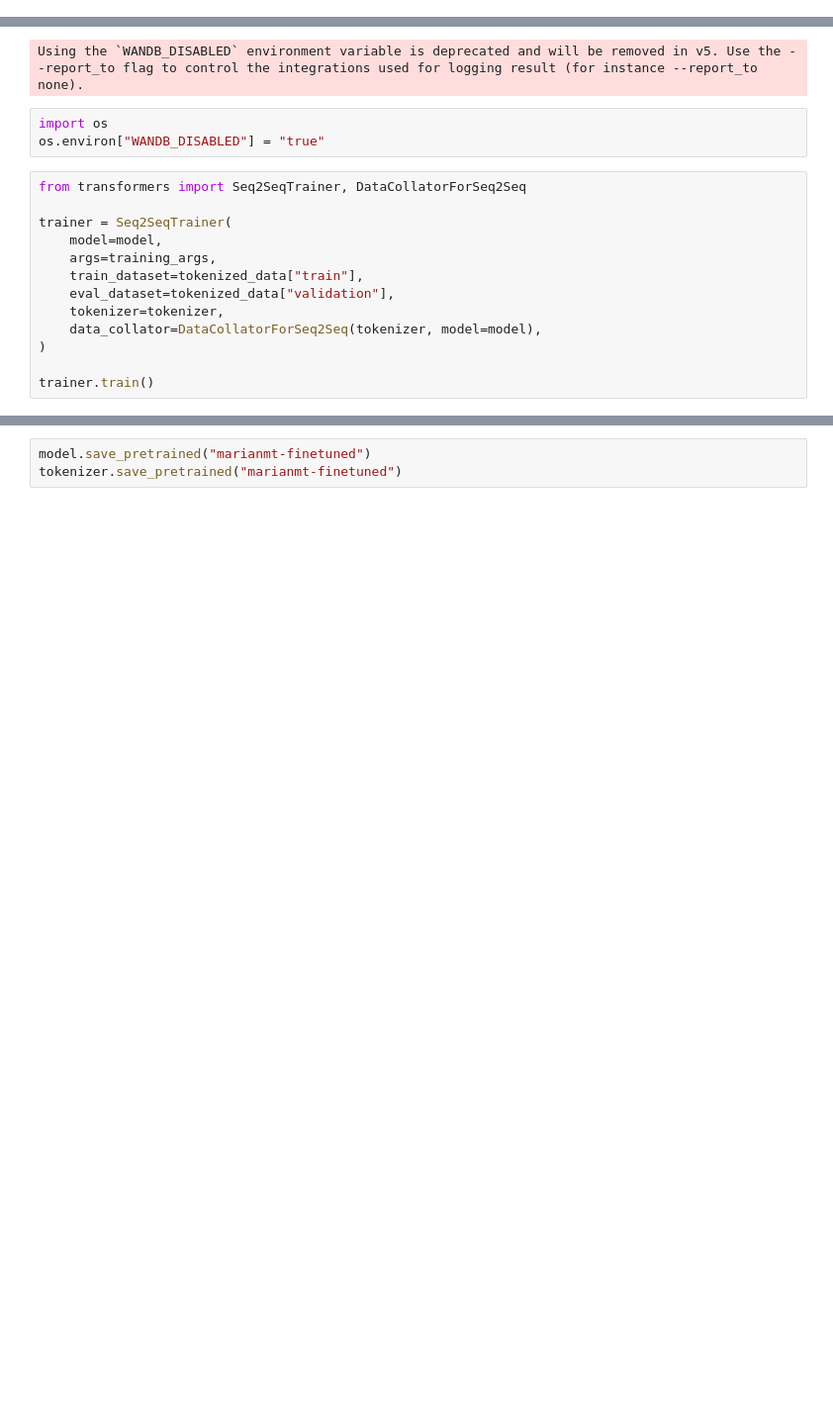
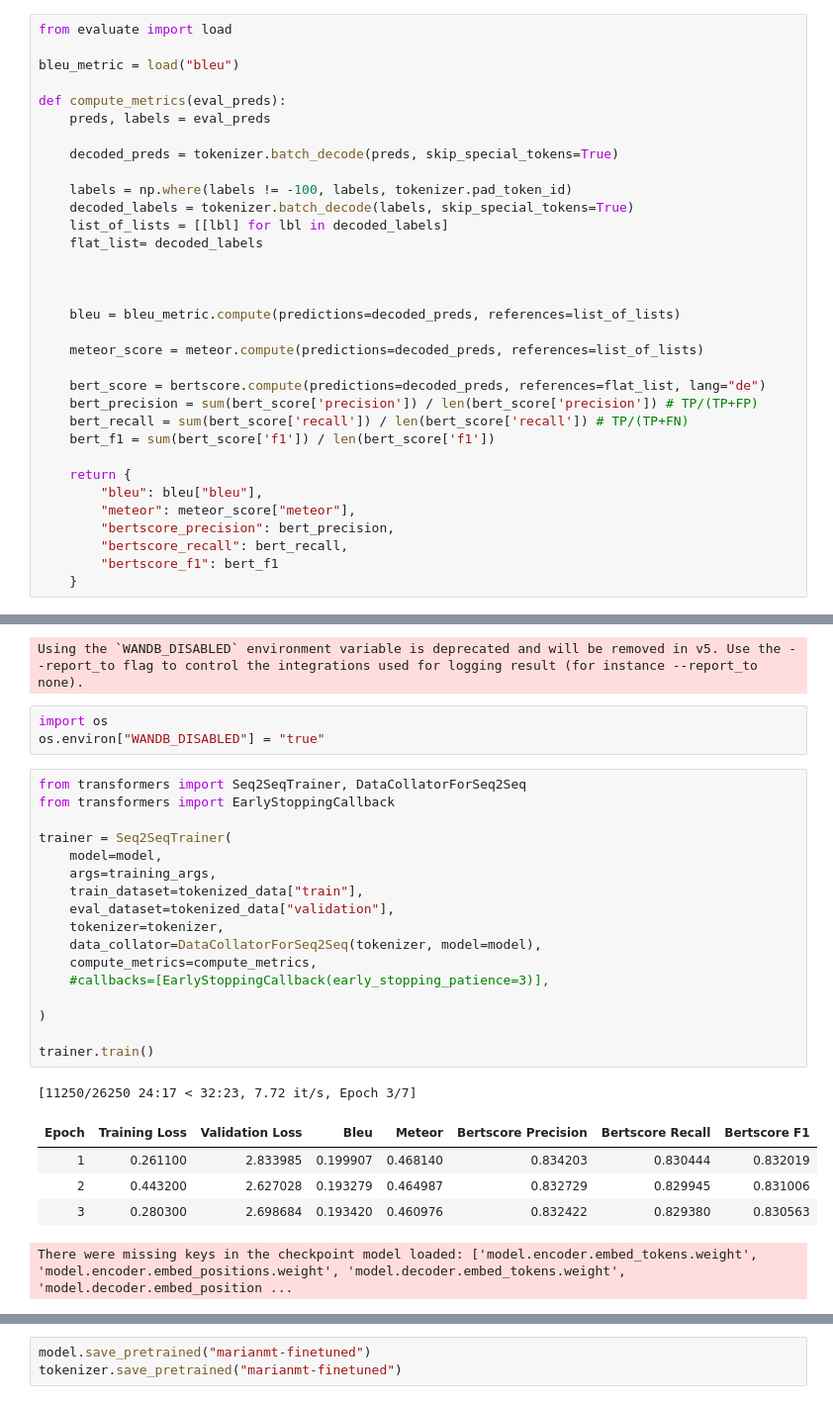
Before and after one commit to t3i8m/Comparative-Study-NMT, a Jupyter notebook: experiments/blue_score.ipynb, the cells around one changed output, grey strips where cells are left out. Shown at 99% size. Saved outputs shown, nothing was run; the diff lists cells and outputs as text; blank space fills up the shorter version.

```diff
--- a/experiments/blue_score.ipynb
+++ b/experiments/blue_score.ipynb
@@ -305,3 +385,36 @@ MarianMTModel(
   )
   (lm_head): Linear(in_features=512, out_features=58101, bias=False)
 )
+# %%
+from evaluate import load
+
+bleu_metric = load("bleu")
+
+def compute_metrics(eval_preds):
+    preds, labels = eval_preds
+
+    decoded_preds = tokenizer.batch_decode(preds, skip_special_tokens=True)
+
+    labels = np.where(labels != -100, labels, tokenizer.pad_token_id)
+    decoded_labels = tokenizer.batch_decode(labels, skip_special_tokens=True)
+    list_of_lists = [[lbl] for lbl in decoded_labels]
+    flat_list= decoded_labels
+
+
+
+    bleu = bleu_metric.compute(predictions=decoded_preds, references=list_of_lists)
+
+    meteor_score = meteor.compute(predictions=decoded_preds, references=list_of_lists)
+
+    bert_score = bertscore.compute(predictions=decoded_preds, references=flat_list, lang="de")
+    bert_precision = sum(bert_score['precision']) / len(bert_score['precision']) # TP/(TP+FP)
+    bert_recall = sum(bert_score['recall']) / len(bert_score['recall']) # TP/(TP+FN)
+    bert_f1 = sum(bert_score['f1']) / len(bert_score['f1'])
+
+    return {
+        "bleu": bleu["bleu"],
+        "meteor": meteor_score["meteor"],
+        "bertscore_precision": bert_precision,
+        "bertscore_recall": bert_recall,
+        "bertscore_f1": bert_f1
+    }
@@ -327,14 +475,25 @@ import os
 os.environ["WANDB_DISABLED"] = "true"
 # %%
 from transformers import Seq2SeqTrainer, DataCollatorForSeq2Seq
+from transformers import EarlyStoppingCallback
 
 trainer = Seq2SeqTrainer(
     model=model,
     args=training_args,
     train_dataset=tokenized_data["train"],
     eval_dataset=tokenized_data["validation"],
     tokenizer=tokenizer,
     data_collator=DataCollatorForSeq2Seq(tokenizer, model=model),
+    compute_metrics=compute_metrics,
+    #callbacks=[EarlyStoppingCallback(early_stopping_patience=3)],
+
 )
 
 trainer.train()
+# %% [output]
+[11250/26250 24:17 < 32:23, 7.72 it/s, Epoch 3/7]
+| Epoch | Training Loss | Validation Loss | Bleu | Meteor | Bertscore Precision | Bertscore Recall | Bertscore F1 |
+| 1 | 0.261100 | 2.833985 | 0.199907 | 0.468140 | 0.834203 | 0.830444 | 0.832019 |
+| 2 | 0.443200 | 2.627028 | 0.193279 | 0.464987 | 0.832729 | 0.829945 | 0.831006 |
+| 3 | 0.280300 | 2.698684 | 0.193420 | 0.460976 | 0.832422 | 0.829380 | 0.830563 |
+There were missing keys in the checkpoint model loaded: ['model.encoder.embed_tokens.weight', 'model.encoder.embed_positions.weight', 'model.decoder.embed_tokens.weight', 'model.decoder.embed_position ...
```
Also changed, not shown: parts of 37 cells of this notebook.
